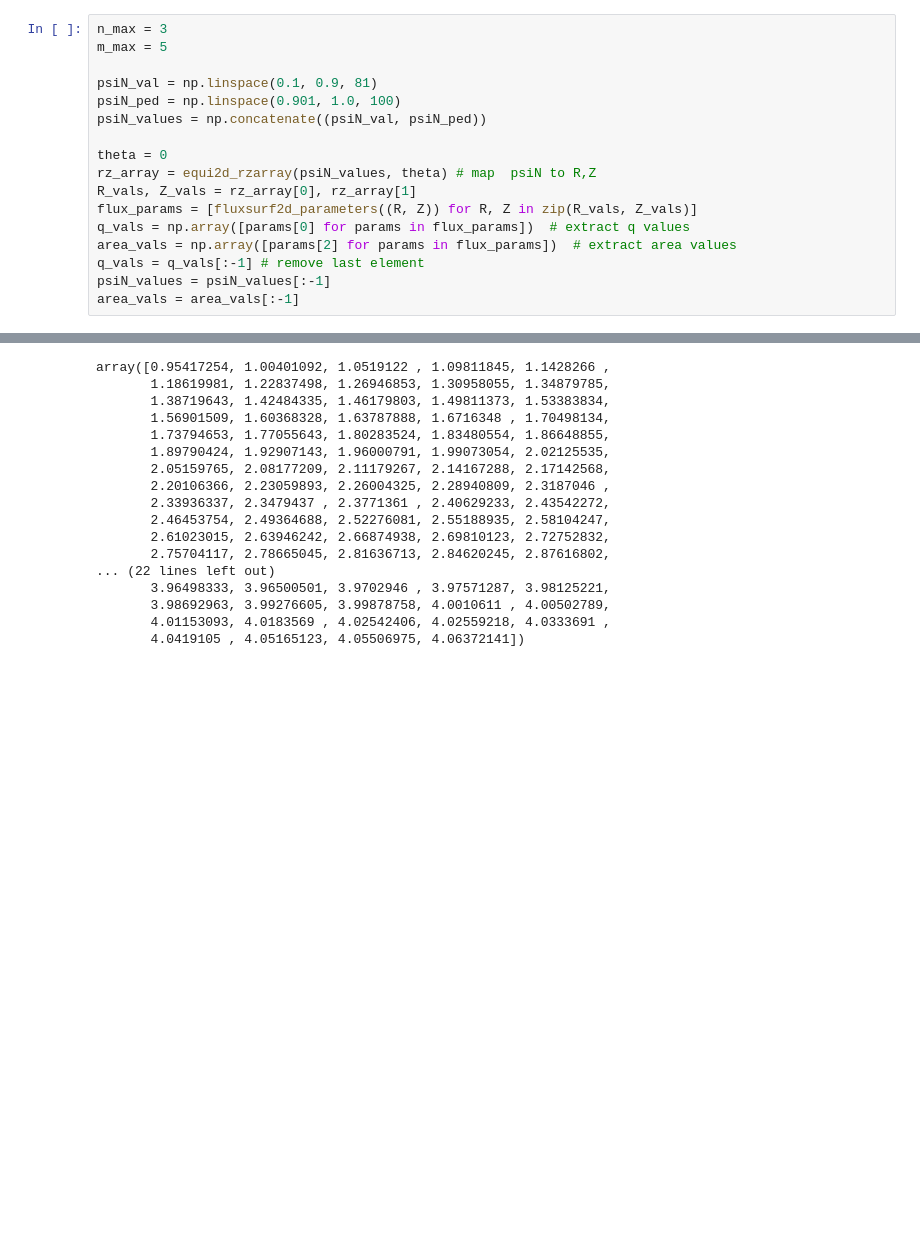
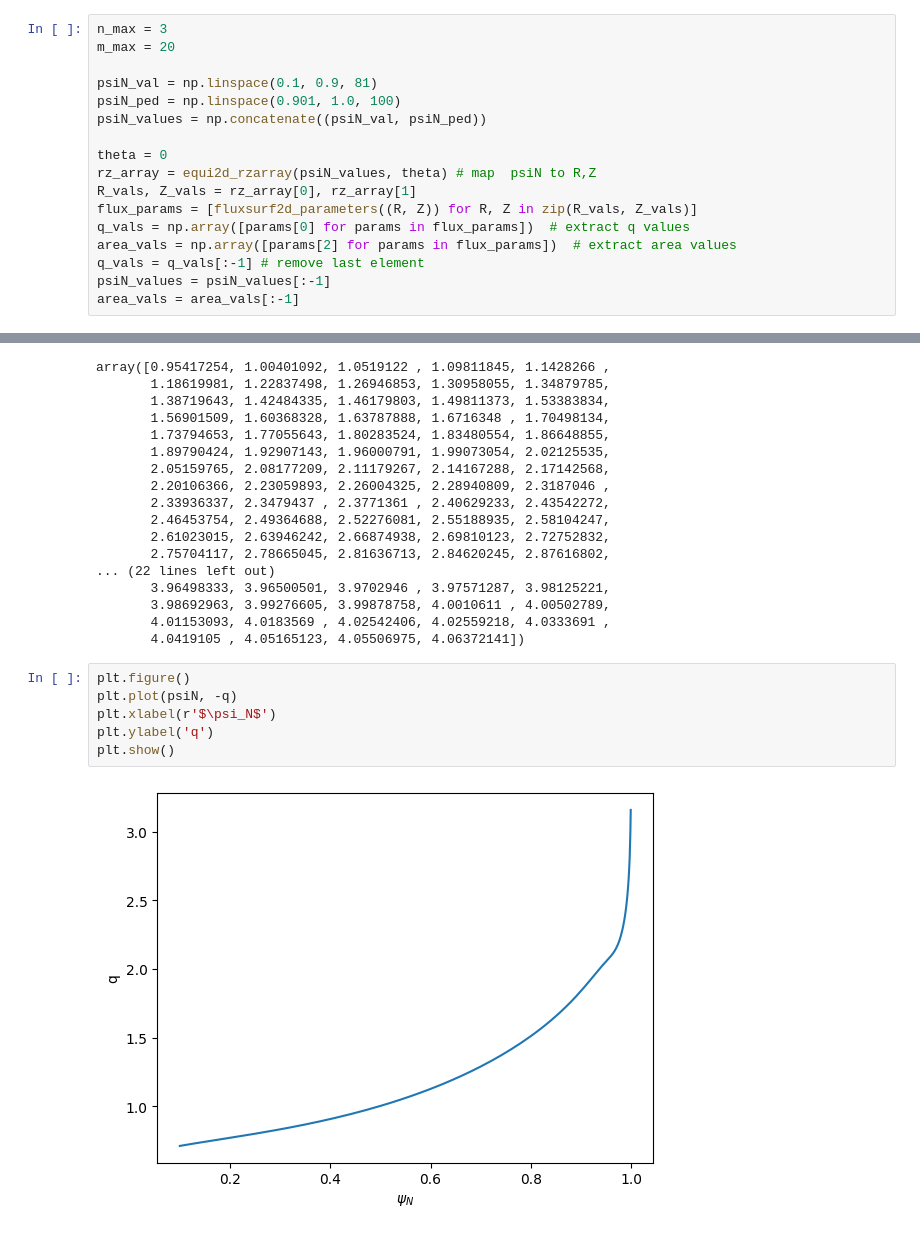
Before and after one commit to ojrfernandes/pycodes, a Jupyter notebook: run.ipynb, the cells around one changed output, grey strips where cells are left out. Saved outputs shown, nothing was run; the diff lists cells and outputs as text; blank space fills up the shorter version.

```diff
--- a/run.ipynb
+++ b/run.ipynb
@@ -89,6 +89,6 @@ Max neighbors = 3
 # %%
 n_max = 3
-m_max = 5
+m_max = 20
 
 psiN_val = np.linspace(0.1, 0.9, 81)
 psiN_ped = np.linspace(0.901, 1.0, 100)
@@ -275,3 +285,11 @@ array([0.95417254, 1.00401092, 1.0519122 , 1.09811845, 1.1428266 ,
        3.98692963, 3.99276605, 3.99878758, 4.0010611 , 4.00502789,
        4.01153093, 4.0183569 , 4.02542406, 4.02559218, 4.0333691 ,
        4.0419105 , 4.05165123, 4.05506975, 4.06372141])
+# %%
+plt.figure()
+plt.plot(psiN, -q)
+plt.xlabel(r'$\psi_N$')
+plt.ylabel('q')
+plt.show()
+# %% [output]
+[figure, added]
```
Also changed, not shown: parts of 9 cells of this notebook, 4 other files.
